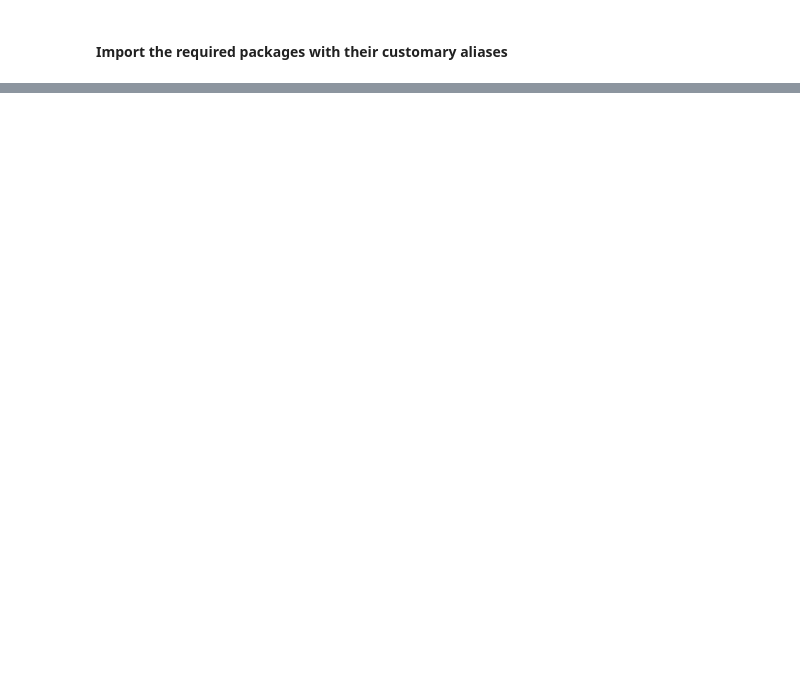
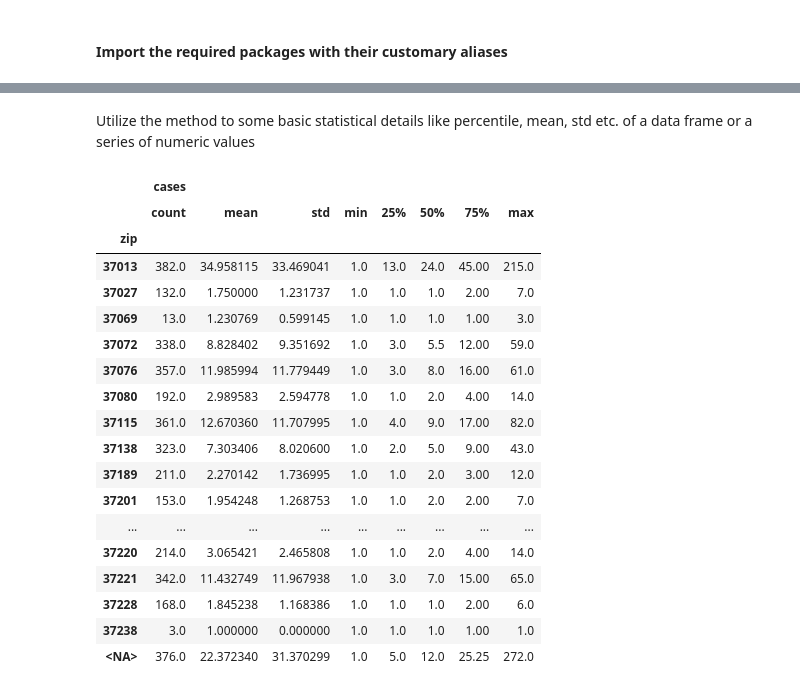
Before and after one commit to Engu12/nash-covid-cases-vaccines-honky_tonkin, a Jupyter notebook: notebook/EDAbook.ipynb, the cells around one changed output, grey strips where cells are left out. Saved outputs shown, nothing was run; the diff lists cells and outputs as text; code cells hidden in the pictures; blank space fills up the shorter version.

```diff
--- a/notebook/EDAbook.ipynb
+++ b/notebook/EDAbook.ipynb
@@ -214,0 +221,26 @@ There are 232 rows that has NA or NULL zipcodes in the Vaccine Protocol data
+# %% [markdown]
+Utilize the method to some basic statistical details like percentile, mean, std etc.     of a data frame or a series of numeric values
+# %%
+covid_by_zip_df = covidzip_df.groupby('zip')
+
+covid_by_zip_df.describe()
+# %% [output]
+|  | cases |  |  |  |  |  |  |  |
+|  | count | mean | std | min | 25% | 50% | 75% | max |
+| zip |  |  |  |  |  |  |  |  |
+| 37013 | 382.0 | 34.958115 | 33.469041 | 1.0 | 13.0 | 24.0 | 45.00 | 215.0 |
+| 37027 | 132.0 | 1.750000 | 1.231737 | 1.0 | 1.0 | 1.0 | 2.00 | 7.0 |
+| 37069 | 13.0 | 1.230769 | 0.599145 | 1.0 | 1.0 | 1.0 | 1.00 | 3.0 |
+| 37072 | 338.0 | 8.828402 | 9.351692 | 1.0 | 3.0 | 5.5 | 12.00 | 59.0 |
+| 37076 | 357.0 | 11.985994 | 11.779449 | 1.0 | 3.0 | 8.0 | 16.00 | 61.0 |
+| 37080 | 192.0 | 2.989583 | 2.594778 | 1.0 | 1.0 | 2.0 | 4.00 | 14.0 |
+| 37115 | 361.0 | 12.670360 | 11.707995 | 1.0 | 4.0 | 9.0 | 17.00 | 82.0 |
+| 37138 | 323.0 | 7.303406 | 8.020600 | 1.0 | 2.0 | 5.0 | 9.00 | 43.0 |
+| 37189 | 211.0 | 2.270142 | 1.736995 | 1.0 | 1.0 | 2.0 | 3.00 | 12.0 |
+| 37201 | 153.0 | 1.954248 | 1.268753 | 1.0 | 1.0 | 2.0 | 2.00 | 7.0 |
+| ... | ... | ... | ... | ... | ... | ... | ... | ... |
+| 37220 | 214.0 | 3.065421 | 2.465808 | 1.0 | 1.0 | 2.0 | 4.00 | 14.0 |
+| 37221 | 342.0 | 11.432749 | 11.967938 | 1.0 | 3.0 | 7.0 | 15.00 | 65.0 |
+| 37228 | 168.0 | 1.845238 | 1.168386 | 1.0 | 1.0 | 1.0 | 2.00 | 6.0 |
+| 37238 | 3.0 | 1.000000 | 0.000000 | 1.0 | 1.0 | 1.0 | 1.00 | 1.0 |
+| <NA> | 376.0 | 22.372340 | 31.370299 | 1.0 | 5.0 | 12.0 | 25.25 | 272.0 |
```
Also changed, not shown: parts of 52 cells of this notebook, 4 other files.
